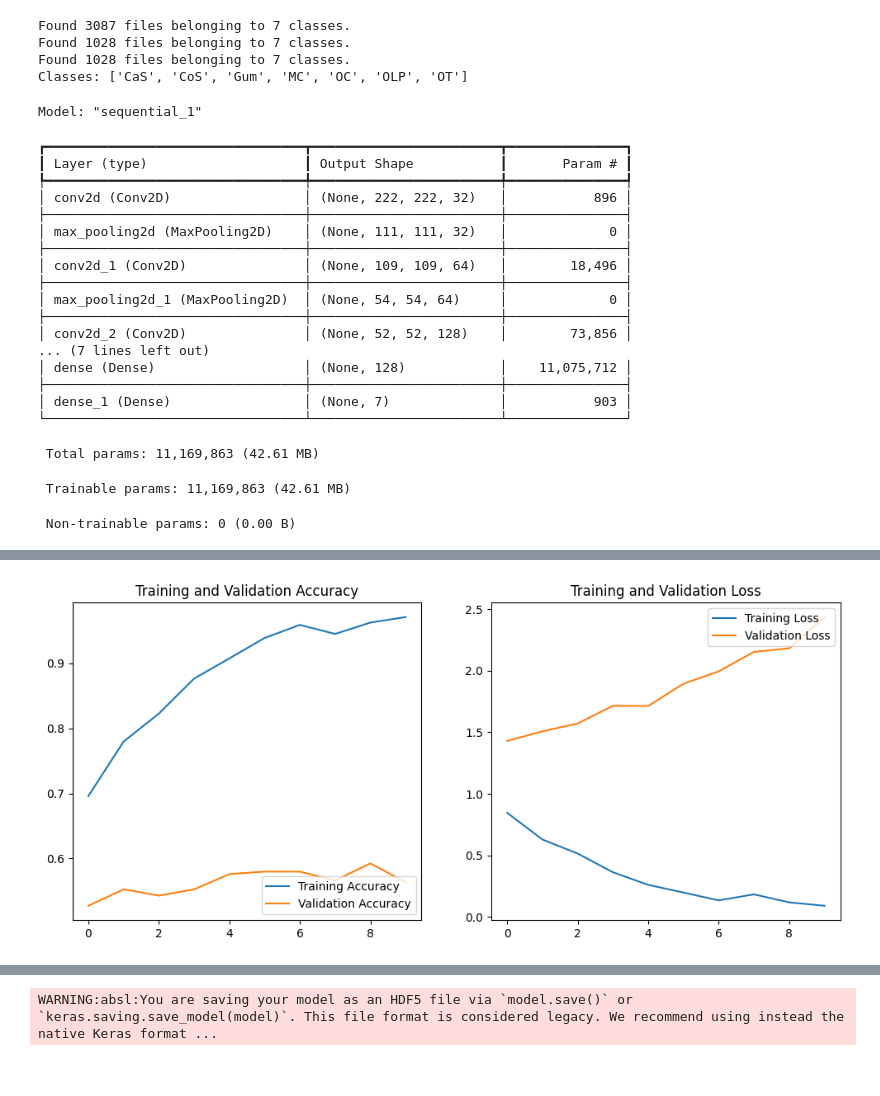
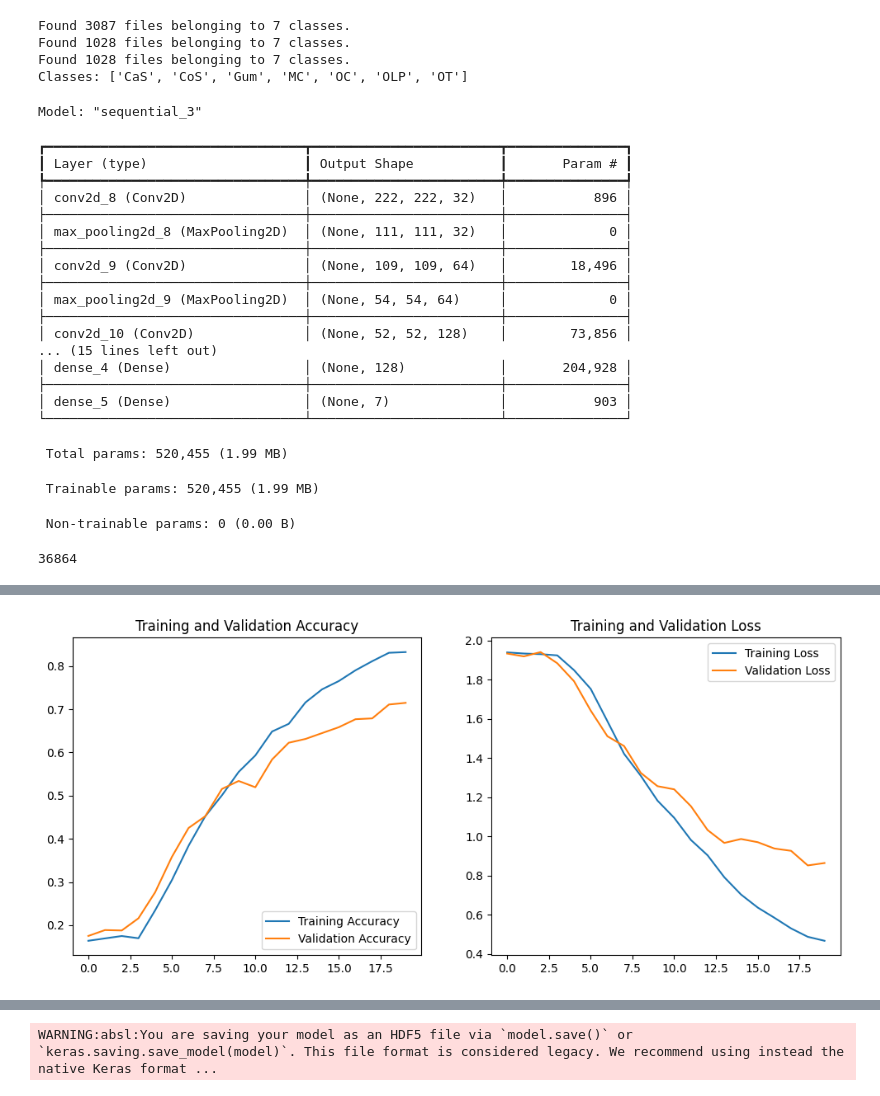
Before and after one commit to salmahamdy/TeethDisease_Classification, a Jupyter notebook: DentalImageClassification.ipynb, the cells around one changed output, grey strips where cells are left out. Drawn from its saved outputs; the diff is of its cells as text; code cells hidden in the pictures.

```diff
--- a/DentalImageClassification.ipynb
+++ b/DentalImageClassification.ipynb
@@ -102,6 +102,12 @@ cnn_model.add(MaxPooling2D(pool_size=(2,2)))
 cnn_model.add(Conv2D(128, (3,3), activation='relu'))
 cnn_model.add(MaxPooling2D(pool_size=(2,2)))
 
+cnn_model.add(Conv2D(128, (3,3), activation='relu'))
+cnn_model.add(MaxPooling2D(pool_size=(2,2)))
+
+cnn_model.add(Conv2D(64, (3,3), activation='relu'))
+cnn_model.add(MaxPooling2D(pool_size=(2,2)))
+
 
 cnn_model.add(Dropout(0.5))
 
@@ -116,37 +122,38 @@ cnn_model.compile(loss='sparse_categorical_crossentropy',
 
 cnn_model.summary()
 # %% [output]
-Model: "sequential_1"
+Model: "sequential_3"
 ┏━━━━━━━━━━━━━━━━━━━━━━━━━━━━━━━━━┳━━━━━━━━━━━━━━━━━━━━━━━━┳━━━━━━━━━━━━━━━┓
 ┃ Layer (type)                    ┃ Output Shape           ┃       Param # ┃
 ┡━━━━━━━━━━━━━━━━━━━━━━━━━━━━━━━━━╇━━━━━━━━━━━━━━━━━━━━━━━━╇━━━━━━━━━━━━━━━┩
-│ conv2d (Conv2D)                 │ (None, 222, 222, 32)   │           896 │
+│ conv2d_8 (Conv2D)               │ (None, 222, 222, 32)   │           896 │
 ├─────────────────────────────────┼────────────────────────┼───────────────┤
-│ max_pooling2d (MaxPooling2D)    │ (None, 111, 111, 32)   │             0 │
+│ max_pooling2d_8 (MaxPooling2D)  │ (None, 111, 111, 32)   │             0 │
 ├─────────────────────────────────┼────────────────────────┼───────────────┤
-│ conv2d_1 (Conv2D)               │ (None, 109, 109, 64)   │        18,496 │
+│ conv2d_9 (Conv2D)               │ (None, 109, 109, 64)   │        18,496 │
 ├─────────────────────────────────┼────────────────────────┼───────────────┤
-│ max_pooling2d_1 (MaxPooling2D)  │ (None, 54, 54, 64)     │             0 │
+│ max_pooling2d_9 (MaxPooling2D)  │ (None, 54, 54, 64)     │             0 │
 ├─────────────────────────────────┼────────────────────────┼───────────────┤
-│ conv2d_2 (Conv2D)               │ (None, 52, 52, 128)    │        73,856 │
-... (7 lines left out)
-│ dense (Dense)                   │ (None, 128)            │    11,075,712 │
+│ conv2d_10 (Conv2D)              │ (None, 52, 52, 128)    │        73,856 │
+... (15 lines left out)
+│ dense_4 (Dense)                 │ (None, 128)            │       204,928 │
 ├─────────────────────────────────┼────────────────────────┼───────────────┤
-│ dense_1 (Dense)                 │ (None, 7)              │           903 │
+│ dense_5 (Dense)                 │ (None, 7)              │           903 │
 └─────────────────────────────────┴────────────────────────┴───────────────┘
- Total params: 11,169,863 (42.61 MB)
+ Total params: 520,455 (1.99 MB)
- Trainable params: 11,169,863 (42.61 MB)
+ Trainable params: 520,455 (1.99 MB)
  Non-trainable params: 0 (0.00 B)
+# %%
+32*6*6*32
+# %% [output]
+36864
 # %%
 
 # --- Model Training ---
 from tensorflow.keras.callbacks import EarlyStopping
 from tensorflow.keras import layers
 
-
-
-
-epochs = 10
+epochs = 20
 history = cnn_model.fit(
     train_ds,
     validation_data=val_ds,
@@ -198,4 +202,4 @@ Epoch 10/10
-[figure, old version]
+[figure, new version]
 # %%
 
 
```
Also changed, not shown: parts of 2 cells of this notebook.
